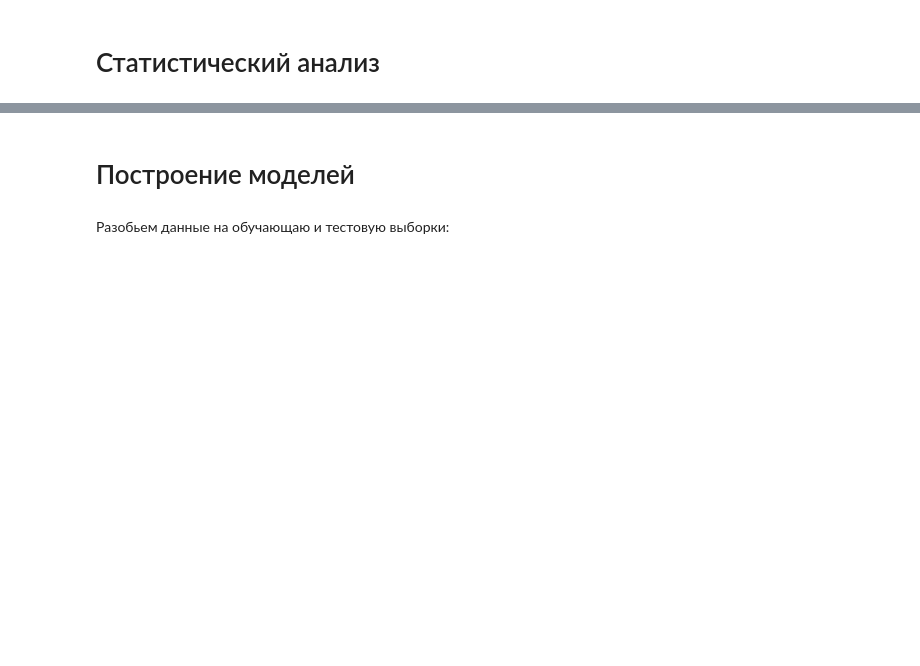
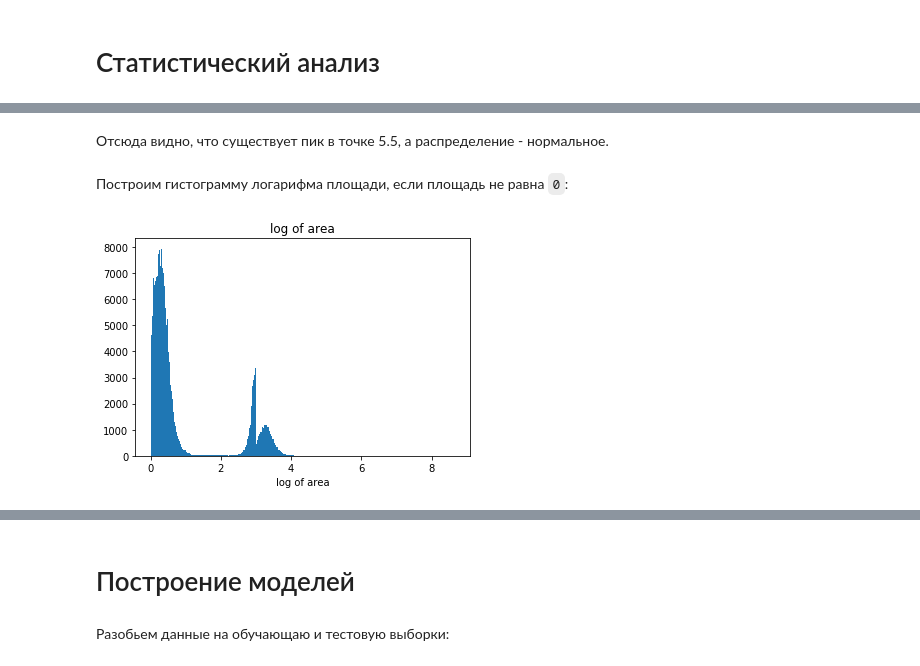
Before and after one commit to AndruKP/house-prices-prediction, a Jupyter notebook: house_prices_prediction.ipynb, the cells around one changed output, grey strips where cells are left out. Saved outputs shown, nothing was run; the diff lists cells and outputs as text; code cells hidden in the pictures; blank space fills up the shorter version.

````diff
--- a/house_prices_prediction.ipynb
+++ b/house_prices_prediction.ipynb
@@ -287,0 +413,11 @@ corr.style.background_gradient(cmap, axis=1)\
+# %% [markdown]
+Отсюда видно, что существует пик в точке 5.5, а распределение - нормальное.
+# %% [markdown]
+Построим гистограмму логарифма площади, если площадь не равна ```0```:
+# %%
+_ = plt.hist(np.log10(df[df['sqft']>0]['sqft']),bins = 'auto')
+plt.title('log of area')
+plt.xlabel('log of area')
+plt.show()
+# %% [output]
+[figure, added]
````
Also changed, not shown: parts of 77 cells of this notebook.
